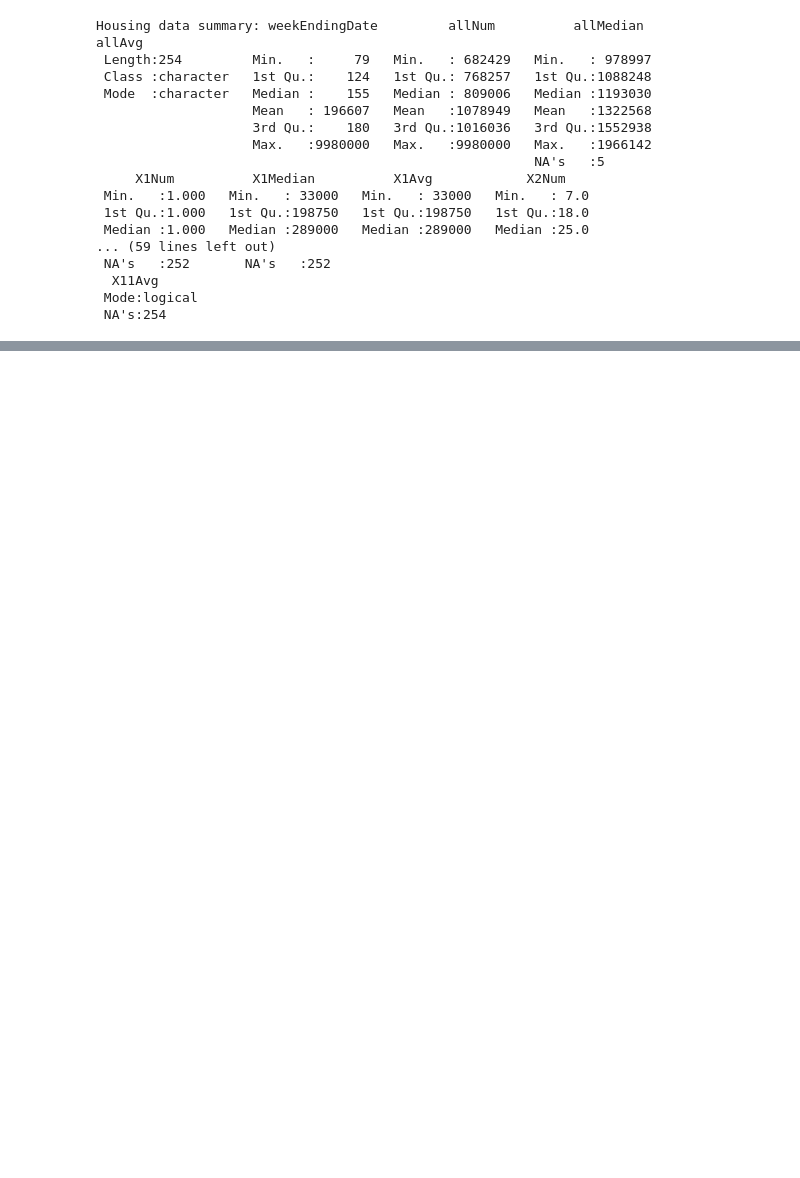
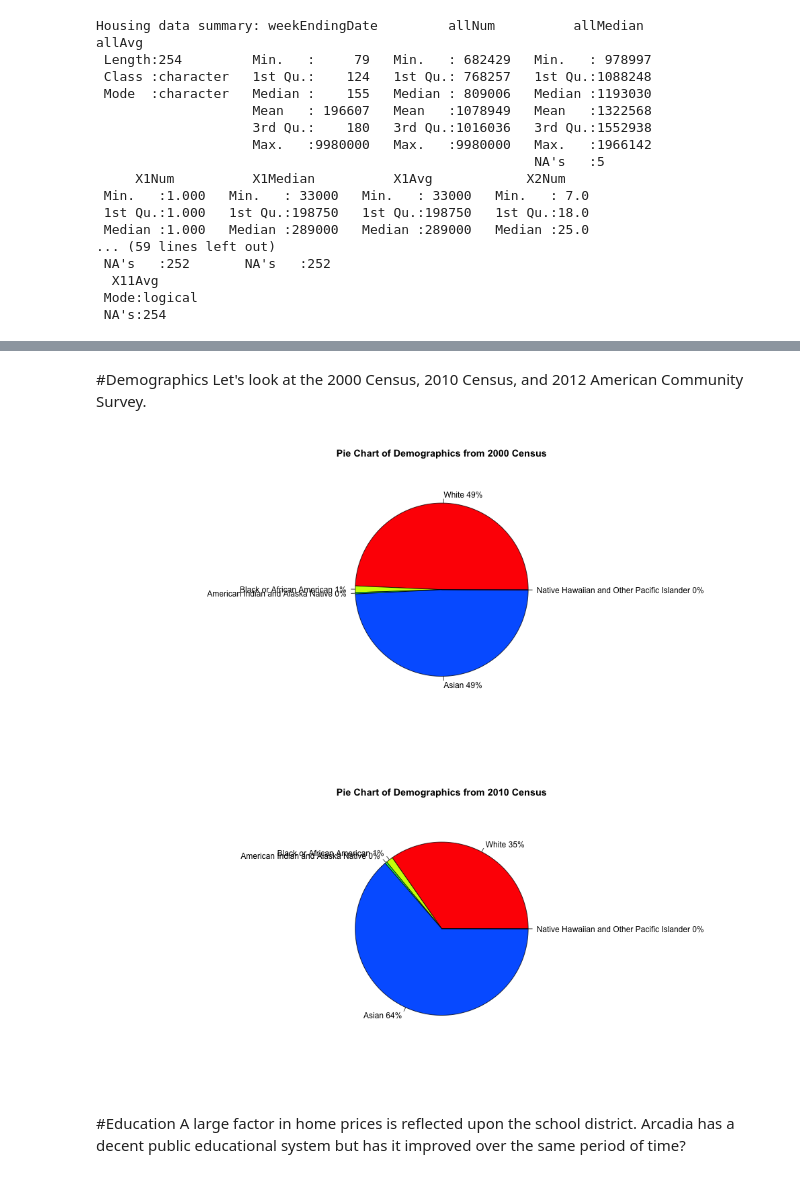
Before and after one commit to scku/Arcadia, a Jupyter notebook: Arcadia.ipynb, the cells around one changed output, grey strips where cells are left out. Drawn from its saved outputs; the diff is of its cells as text; code cells hidden in the pictures; blank space fills up the shorter version.

```diff
--- a/Arcadia.ipynb
+++ b/Arcadia.ipynb
@@ -44,0 +57,55 @@ print(ggplot(data=data_housing, aes(date, allAvg)) + geom_point(colour="blue") +
+# %% [markdown]
+#Demographics
+Let's look at the 2000 Census, 2010 Census, and 2012 American Community Survey.
+# %%
+%%R -w 1000
+
+census2000_data <- read.csv("2000census.csv", stringsAsFactors=FALSE)
+census2010_data <- read.csv("2010census.csv", stringsAsFactors=FALSE)
+acs2012_data <- read.csv("2012acs.csv", stringsAsFactors=FALSE)
+
+census2000_data.one_race <- census2000_data[,54:89]
+census2000_data.one_race.white <- strtoi(census2000_data.one_race[2,3])
+census2000_data.one_race.black <- strtoi(census2000_data.one_race[2,5])
+census2000_data.one_race.indian <- strtoi(census2000_data.one_race[2,7])
+census2000_data.one_race.asian <- strtoi(census2000_data.one_race[2,9])
+census2000_data.one_race.pacific <- strtoi(census2000_data.one_race[2,25])
+
+census2010_data.one_race.white <- strtoi(census2010_data[2,158])
+census2010_data.one_race.black <- strtoi(census2010_data[2,160])
+census2010_data.one_race.indian <- strtoi(census2010_data[2,162])
+census2010_data.one_race.asian <- strtoi(census2010_data[2,164])
+census2010_data.one_race.pacific <- strtoi(census2010_data[2,180])
+
+#print(census2000_data.one_race.white); print(census2000_data.one_race.black)
+#print(census2000_data.one_race.indian); print(census2000_data.one_race.asian)
+#print(census2000_data.one_race.pacific)
+
+#print(census2010_data.one_race.white); print(census2010_data.one_race.black)
+#print(census2010_data.one_race.indian); print(census2010_data.one_race.asian)
+#print(census2010_data.one_race.pacific)
+
+#par(mfrow=c(2,2))
+slices <- c(census2000_data.one_race.white, census2000_data.one_race.black, census2000_data.one_race.indian,
+            census2000_data.one_race.asian, census2000_data.one_race.pacific)
+lbls <- c("White", "Black or African American", "American Indian and Alaska Native",
+          "Asian", "Native Hawaiian and Other Pacific Islander")
+pct <- round(slices/sum(slices)*100)
+lbls <- paste(lbls, pct) # add percents to labels
+lbls <- paste(lbls,"%",sep="") # add % to labels
+pie(slices, labels=lbls, col=rainbow(length(lbls)), main="Pie Chart of Demographics from 2000 Census")
+
+slices <- c(census2010_data.one_race.white, census2010_data.one_race.black, census2010_data.one_race.indian,
+            census2010_data.one_race.asian, census2010_data.one_race.pacific)
+lbls <- c("White", "Black or African American", "American Indian and Alaska Native",
+          "Asian", "Native Hawaiian and Other Pacific Islander")
+pct <- round(slices/sum(slices)*100)
+lbls <- paste(lbls, pct) # add percents to labels
+lbls <- paste(lbls,"%",sep="") # add % to labels
+pie(slices, labels=lbls, col=rainbow(length(lbls)), main="Pie Chart of Demographics from 2010 Census")
+# %% [output]
+[figure, added]
+[figure, added]
+# %% [markdown]
+#Education
+A large factor in home prices is reflected upon the school district. Arcadia has a decent public educational system but has it improved over the same period of time?
```
Also changed, not shown: parts of 6 cells of this notebook, 3 other files.
